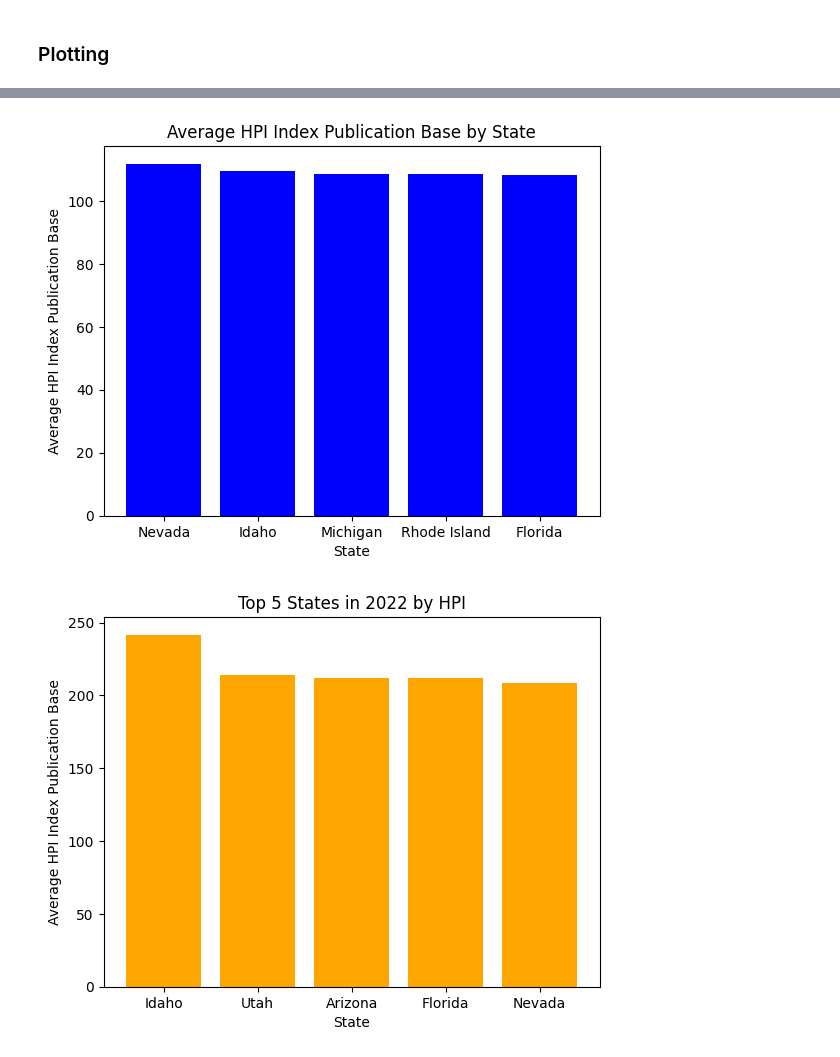
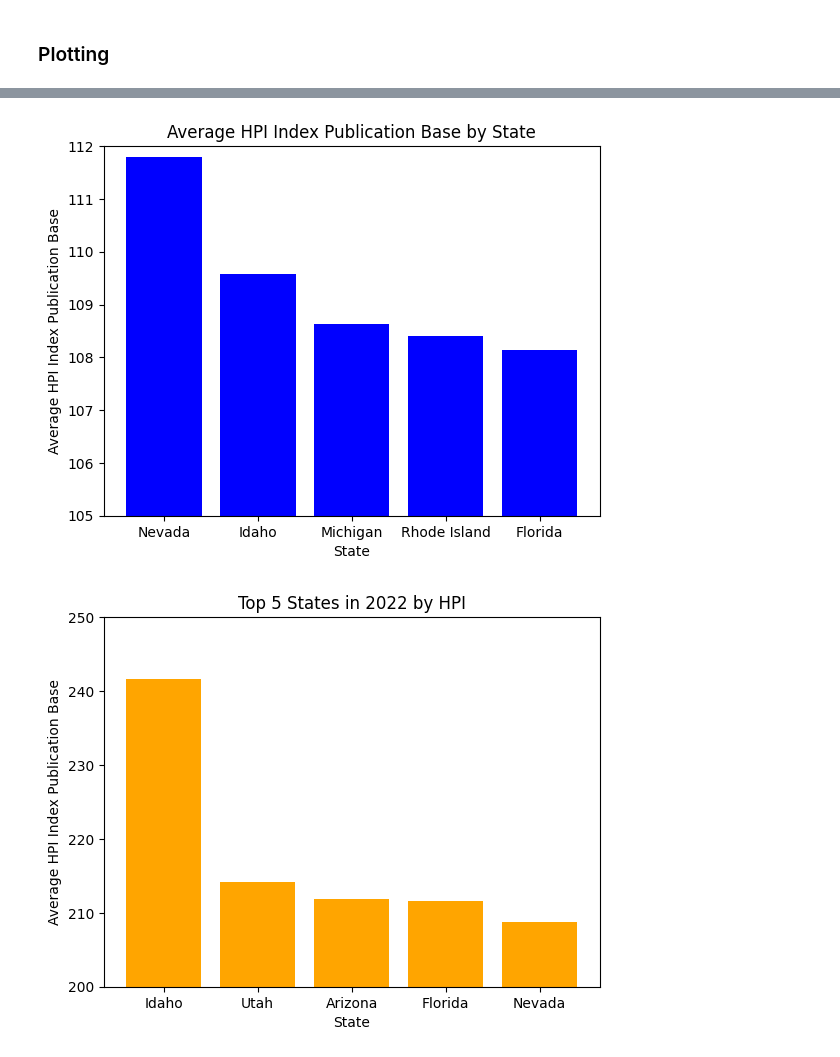
Before and after one commit to MegRob050/Projects, a Jupyter notebook: Inflation, HPI, and Unemployement.ipynb, the cells around one changed output, grey strips where cells are left out. Drawn from its saved outputs; the diff is of its cells as text; code cells hidden in the pictures.

```diff
--- a/Inflation, HPI, and Unemployement.ipynb
+++ b/Inflation, HPI, and Unemployement.ipynb
@@ -198,6 +198,9 @@ for melted_df in melted_dfs[1:]:
 ## Drop the last 49 rows for null values and rename file for clarity
 
 Unemployment_Final = melted_df_combined.iloc[:-50]
+Unemployment_Final['Year'].unique()
+Unemployment_Final['Year'] = Unemployment_Final['Year'].astype(str).str.strip()
+Unemployment_Final = Unemployment_Final[pd.to_numeric(Unemployment_Final['Year'], errors='coerce').notna()]
 Unemployment_Final['Year'] = Unemployment_Final['Year'].astype(int)
 Unemployment_Final
 # %% [output]
@@ -303,27 +306,30 @@ Top_5 = State_Average.nlargest(5)
 
 plt.bar(Top_5.index, Top_5.values, color = 'blue')
 
-# Adding labels and title
+# Adding labels and title and range
 plt.xlabel('State')
 plt.ylabel('Average HPI Index Publication Base')
 plt.title('Average HPI Index Publication Base by State')
+plt.ylim(105, 112)
+
 
 plt.show()
 # %% [output]
-[figure, old version]
+[figure, new version]
 # %%
 ## Bar Chart 2
 # Used to determine the top 5 states in 2022 by HPI
 
 Year_2022 = Final_Project_File[Final_Project_File['Year'] == 2022]
 State_Average_2022 = Year_2022.groupby('State')['HPI Index Publication Base'].mean()
 Top_5 = State_Average_2022.nlargest(5)
 
 plt.bar(Top_5.index, Top_5.values, color = 'orange')
 plt.xlabel('State')
 plt.ylabel('Average HPI Index Publication Base')
 plt.title('Top 5 States in 2022 by HPI')
+plt.ylim(200, 250)
 
 plt.show()
 # %% [output]
-[figure, old version]
+[figure, new version]
```
Also changed, not shown: parts of 3 cells of this notebook.
